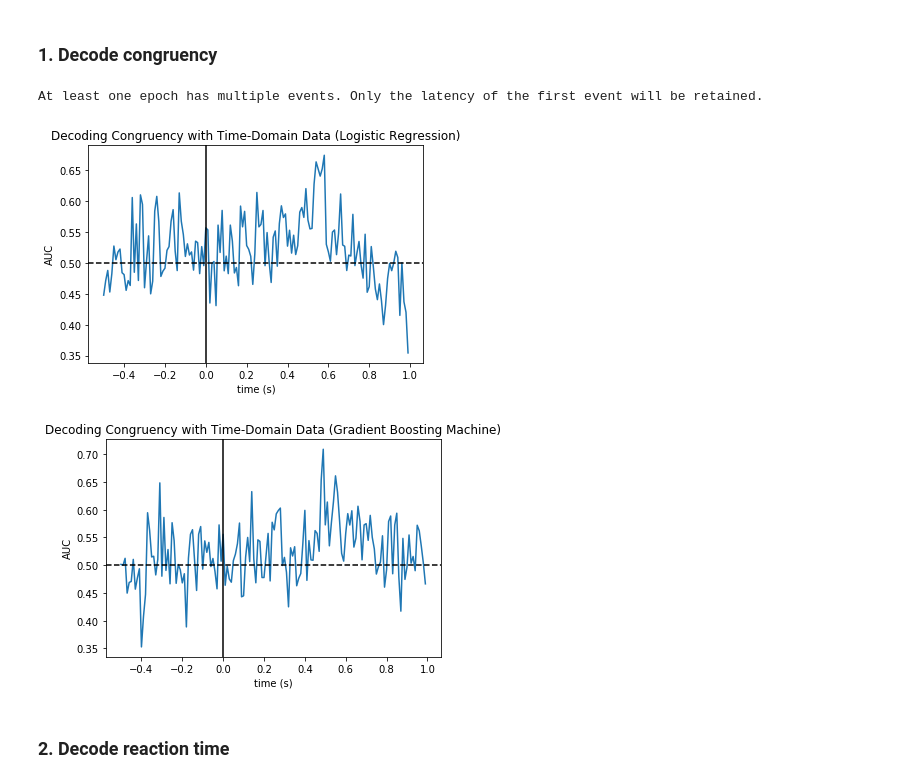
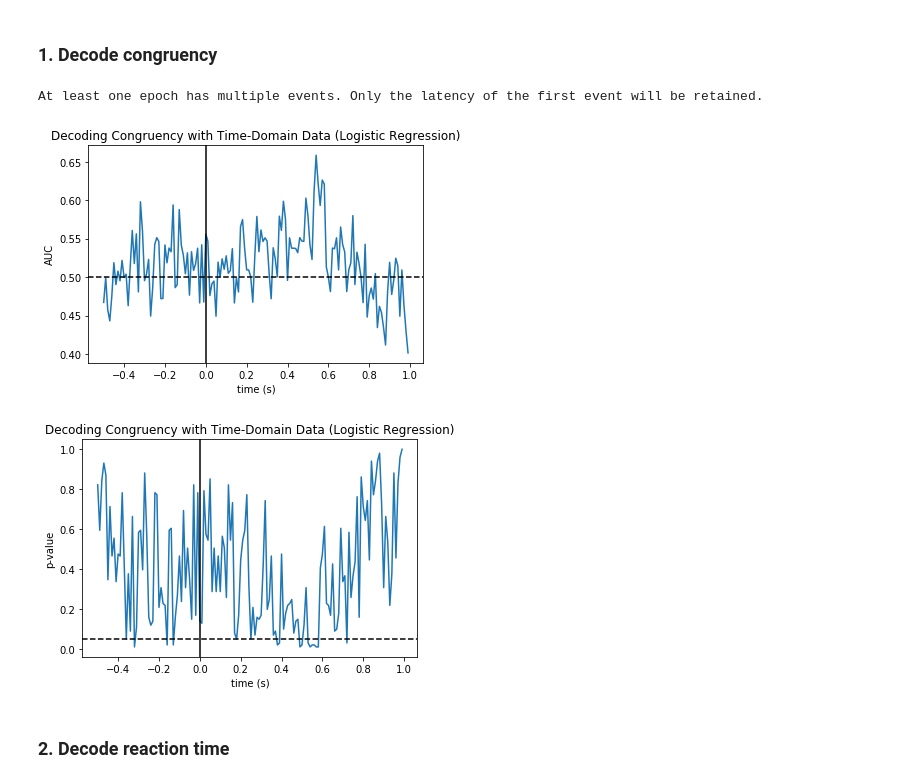
Before and after one commit to hauselin/ml-eeg, a Jupyter notebook: simon-conflict-task/decode_analysis.ipynb, the cells around one changed output. Saved outputs shown, nothing was run; the diff lists cells and outputs as text; code cells hidden in the pictures.

Commit message:
[simon-conflict-task] add permutation tests

```diff
--- a/simon-conflict-task/decode_analysis.ipynb
+++ b/simon-conflict-task/decode_analysis.ipynb
@@ -211,15 +212,22 @@ def get_regressor_training_data(epochs, df_design, target):
 
     return X, y
 
-def decode(X, y, estimator, scoring, cv=4):
+def decode(X, y, estimator, scoring, cv=4, permutations=100):
     pipeline = make_pipeline(StandardScaler(), estimator)
     slider = mne.decoding.SlidingEstimator(pipeline, scoring=scoring)
-    cv_scores = mne.decoding.cross_val_multiscore(slider, X, y, cv=cv)
-    mean_cv_scores = np.mean(cv_scores, axis=0)
 
-    return mean_cv_scores
+    cv_scores = []
+    p_values = []
 
-def plot_scores(times, scores, scoring, title, chance=.5, x_label='time (s)'):
+    for t in range(X.shape[-1]):
+        X_t = X[:,:,t]
+        cv_score, permutation_scores, p_value = permutation_test_score(pipeline, X_t, y, cv=cv, n_permutations=permutations)
+        cv_scores.append(cv_score)
+        p_values.append(p_value)
+
+    return cv_scores, p_values
+
+def plot_scores(times, scores, scoring, title, chance=None, x_label='time (s)'):
     fig, ax = plt.subplots()
 
     ax.plot(times, scores)
@@ -229,7 +237,7 @@ def plot_scores(times, scores, scoring, title, chance=.5, x_label='time (s)'):
 
     ax.axvline(.0, color='k', linestyle='-')
     if chance:
-        ax.axhline(chance, color='k', linestyle='--', label='chance')
+        ax.axhline(chance, color='k', linestyle='--')
 
     ax.set_title(title)
 
@@ -239,16 +247,14 @@ def plot_scores(times, scores, scoring, title, chance=.5, x_label='time (s)'):
 # %%
 epochs = load_epochs()
 X, y = get_classifier_training_data(epochs, df_design, 'congruency_dc', {'congruent': 0, 'incongruent': 1})
 
-scores = decode(X, y, linear_model.LogisticRegression(), 'roc_auc', cv=4)
-plot_scores(epochs.times, scores, 'AUC', 'Decoding Congruency with Time-Domain Data (Logistic Regression)')
-
-scores = decode(X, y, ensemble.GradientBoostingClassifier(), 'roc_auc', cv=4)
-plot_scores(epochs.times, scores, 'AUC', 'Decoding Congruency with Time-Domain Data (Gradient Boosting Machine)')
+scores, p_values = decode(X, y, linear_model.LogisticRegression(), 'roc_auc', cv=4)
+plot_scores(epochs.times, scores, 'AUC', 'Decoding Congruency with Time-Domain Data (Logistic Regression)', chance=.5)
+plot_scores(epochs.times, p_values, 'p-value', 'Decoding Congruency with Time-Domain Data (Logistic Regression)', chance=.05)
 # %% [output]
 At least one epoch has multiple events. Only the latency of the first event will be retained.
-[figure, old version]
+[figure, new version]
-[figure, old version]
+[figure, new version]
 # %% [markdown]
 ### 2. Decode reaction time
 # %%
```
Also changed, not shown: parts of 3 cells of this notebook, 1 other file.
